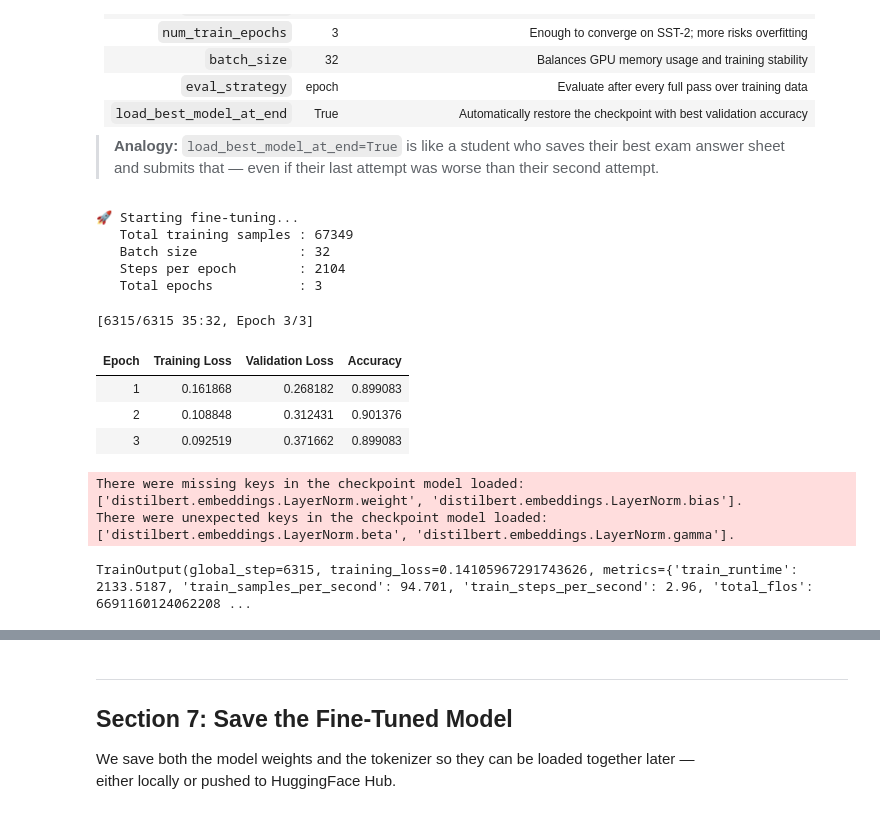
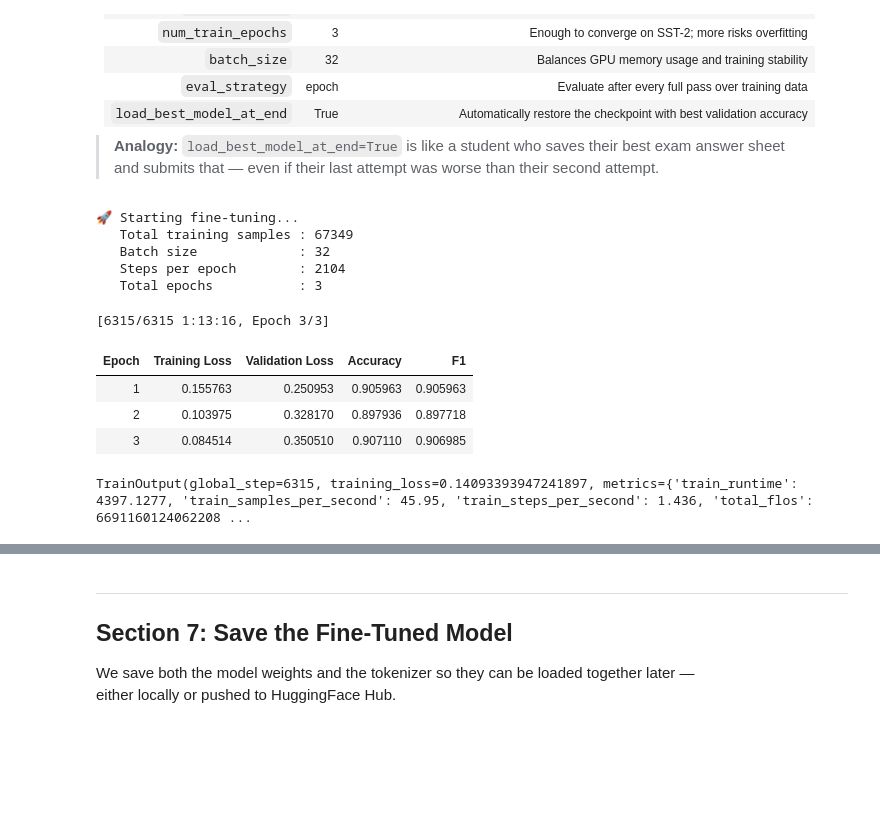
Before and after one commit to Sonal12061/distilbert-sentiment-analysis, a Jupyter notebook: DistilBERT_FineTuning.ipynb, the cells around one changed output, grey strips where cells are left out. Cells and saved outputs as stored; diff of their text form; code cells hidden in the pictures; blank space fills up the shorter version.

```diff
--- a/DistilBERT_FineTuning.ipynb
+++ b/DistilBERT_FineTuning.ipynb
@@ -312,71 +405,68 @@ gradient computation, optimizer steps, learning rate scheduling, checkpointing,
 > **Analogy:** `load_best_model_at_end=True` is like a student who saves their best exam answer sheet
 > and submits that — even if their last attempt was worse than their second attempt.
 # %%
-# ── Metric Setup ─────────────────────────────────────────────────────────────
-# Load accuracy metric from the HuggingFace evaluate library
+from sklearn.metrics import f1_score
+
+# ── Metric Setup ──────────────────────────────────────────────────────────────
 accuracy_metric = evaluate.load("accuracy")
 
 def compute_metrics(eval_pred):
     """
-    Called by Trainer after each evaluation step.
-
-    Args:
-        eval_pred: tuple of (raw_predictions, true_labels)
-                   raw_predictions shape: [n_samples, num_labels]
-
-    Returns:
-        dict with 'accuracy' key
+    Compute accuracy + weighted F1 after each evaluation step.
+    Both are logged per epoch and plotted in the training curves below.
     """
     raw_predictions, labels = eval_pred
-
-    # Convert raw logits → predicted class index
     predictions = np.argmax(raw_predictions, axis=1)
-
-    return accuracy_metric.compute(predictions=predictions, references=labels)
+    acc = accuracy_metric.compute(predictions=predictions, references=labels)
+    f1  = f1_score(labels, predictions, average="weighted", zero_division=0)
+    return {
+        "accuracy": acc["accuracy"],
+        "f1":       f1,
+    }
 
 
 # ── Training Configuration ───────────────────────────────────────────────────
 training_args = TrainingArguments(
-    output_dir="./distilbert-sentiment",      # Checkpoints saved here
-    num_train_epochs=3,                        # 3 full passes over training data
-    per_device_train_batch_size=32,            # Training batch size
-    per_device_eval_batch_size=32,             # Evaluation batch size
-    eval_strategy="epoch",                     # Run eval after every epoch
-    save_strategy="epoch",                     # Save checkpoint every epoch
-    learning_rate=2e-5,                        # Conservative LR for fine-tuning
-    load_best_model_at_end=True,               # Restore best checkpoint at end
-    logging_steps=50,                          # Log training loss every 50 steps
-    report_to="none",                          # Disable W&B / MLflow logging
+    output_dir="./fine_tuned_model",          # Checkpoints saved here
+    num_train_epochs=3,
+    per_device_train_batch_size=32,
+    per_device_eval_batch_size=32,
+    eval_strategy="epoch",                    # Eval after every epoch
+    save_strategy="epoch",
+    learning_rate=2e-5,
+    load_best_model_at_end=True,
+    metric_for_best_model="accuracy",
+    greater_is_better=True,
+    logging_steps=50,                         # Log training loss every 50 steps
+    report_to="none",
 )
 
 # ── Initialize Trainer ───────────────────────────────────────────────────────
 trainer = Trainer(
     model=model,
     args=training_args,
     train_dataset=tokenized_train,
     eval_dataset=tokenized_val,
     compute_metrics=compute_metrics,
 )
 
 # ── Start Training ───────────────────────────────────────────────────────────
 print("🚀 Starting fine-tuning...")
 print(f"   Total training samples : {len(tokenized_train)}")
 print(f"   Batch size             : 32")
 print(f"   Steps per epoch        : {len(tokenized_train) // 32}")
 print(f"   Total epochs           : 3\n")
 
 trainer.train()
 # %% [output]
 🚀 Starting fine-tuning...
    Total training samples : 67349
    Batch size             : 32
    Steps per epoch        : 2104
    Total epochs           : 3
-[6315/6315 35:32, Epoch 3/3]
+[6315/6315 1:13:16, Epoch 3/3]
-| Epoch | Training Loss | Validation Loss | Accuracy |
-| 1 | 0.161868 | 0.268182 | 0.899083 |
-| 2 | 0.108848 | 0.312431 | 0.901376 |
-| 3 | 0.092519 | 0.371662 | 0.899083 |
+| Epoch | Training Loss | Validation Loss | Accuracy | F1 |
+| 1 | 0.155763 | 0.250953 | 0.905963 | 0.905963 |
+| 2 | 0.103975 | 0.328170 | 0.897936 | 0.897718 |
+| 3 | 0.084514 | 0.350510 | 0.907110 | 0.906985 |
-There were missing keys in the checkpoint model loaded: ['distilbert.embeddings.LayerNorm.weight', 'distilbert.embeddings.LayerNorm.bias'].
-There were unexpected keys in the checkpoint model loaded: ['distilbert.embeddings.LayerNorm.beta', 'distilbert.embeddings.LayerNorm.gamma'].
+TrainOutput(global_step=6315, training_loss=0.14093393947241897, metrics={'train_runtime': 4397.1277, 'train_samples_per_second': 45.95, 'train_steps_per_second': 1.436, 'total_flos': 6691160124062208 ...
-TrainOutput(global_step=6315, training_loss=0.14105967291743626, metrics={'train_runtime': 2133.5187, 'train_samples_per_second': 94.701, 'train_steps_per_second': 2.96, 'total_flos': 6691160124062208 ...
```
Also changed, not shown: parts of 14 cells of this notebook, 1 other file.
